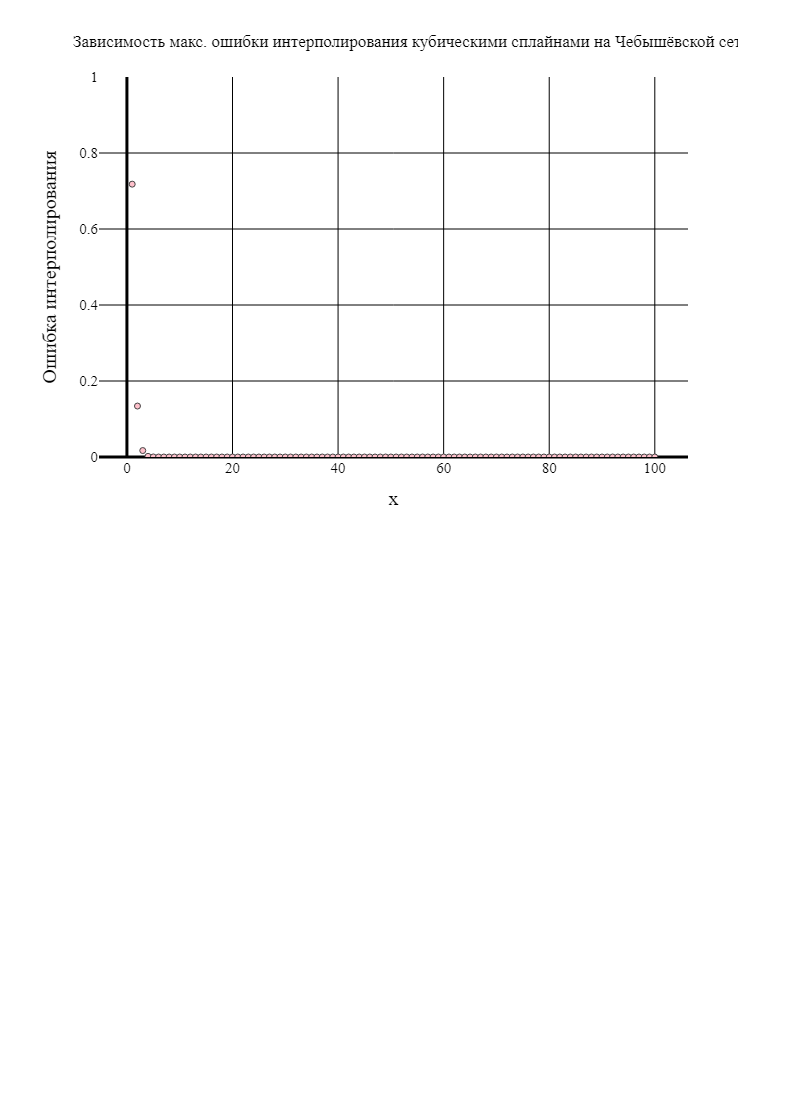
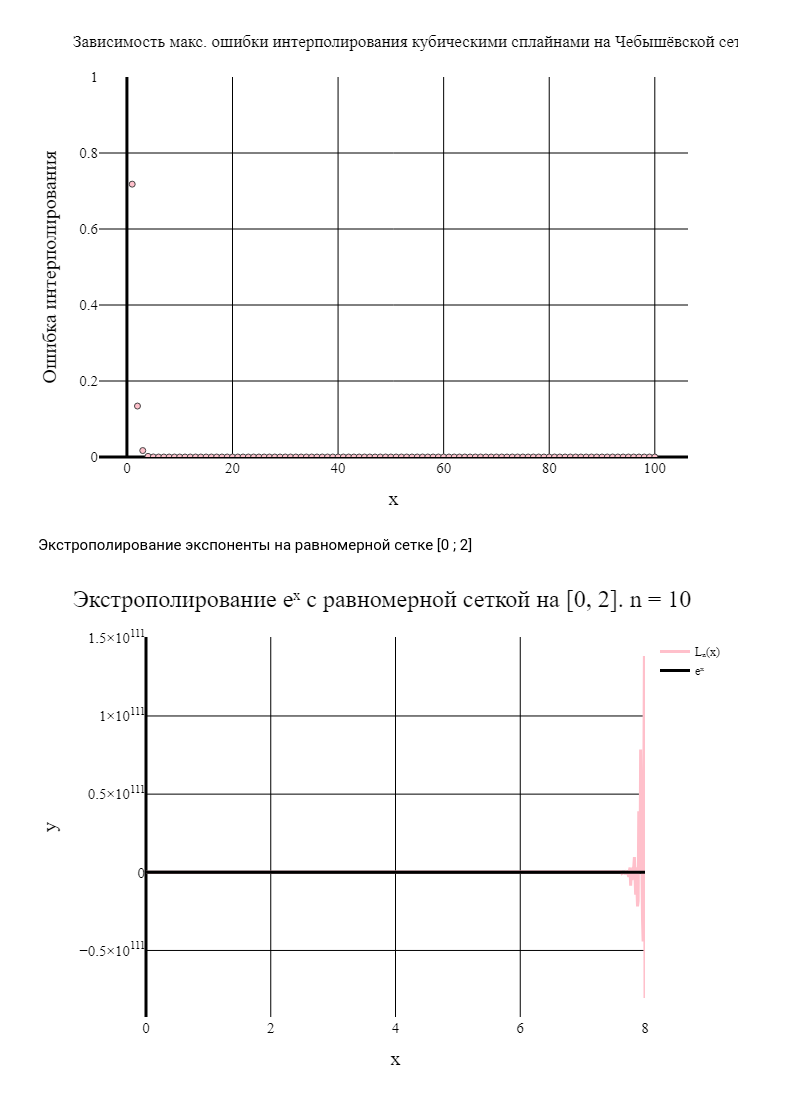
Before and after one commit to KMI020908/Calc_Methods_Lab3, a Jupyter notebook: Plots/resultOfInterpolation6.ipynb, the cells around one changed output. Saved outputs shown, nothing was run; the diff lists cells and outputs as text; code cells hidden in the pictures; blank space fills up the shorter version.

```diff
--- a/Plots/resultOfInterpolation6.ipynb
+++ b/Plots/resultOfInterpolation6.ipynb
@@ -74,3 +74,74 @@ data4[2]
 makeErrorPlot(numOfFunc, methodTypeList[2], gridTypeList[2], titleList, interval, funcColor, [0, 1])
 # %% [output]
 [figure]
+# %% [markdown]
+Экстрополирование экспоненты на равномерной сетке [0 ; 2]
+# %%
+grid = readdlm("D:\\Calc_Methods\\Lab3\\exponentExtropolation.txt")
+intervalX = [grid[i] for i in 1 : size(grid)[1]]
+intervalY = [grid[i] for i in size(grid)[1] + 1 : length(grid)]
+layout = Layout(
+        font_family = "Times New Roman",
+        font_color = "black",
+        title = attr(
+            paper_bgcolor = "red",
+            text = "Экстрополирование eˣ с равномерной сеткой на [0, 2]. n = 10",
+            font_family = "Times New Roman",
+            font_color = "black",
+            font_size = 24,
+            autosize = false
+        ),
+        height = 600,
+        width = 800,
+        paper_bgcolor = "white",
+        plot_bgcolor = "white",
+        coloraxis = attr(
+          outlinecolor = "black"
+        ),
+        xaxis = attr(
+            title = attr(
+                text = "x",
+                font_family = "Times New Roman",
+                font_color = "black",
+                font_size = 20,
+            ),
+            color = "black",
+            gridcolor = "black",
+            gridwidth = 1,
+            zerolinecolor = "black",
+            zerolinewidth = 3,
+            tickfont = attr(
+                size = 15
+            )
+        ),
+        yaxis = attr(
+            title = attr(
+                text = "y",
+                font_family = "Times New Roman",
+                font_color = "black",
+                font_size = 20,
+            ),
+            gridcolor = "black",
+            exponentformat = "power",
+            gridwidth = 1 ,
+            zerolinecolor = "black",
+            zerolinewidth = 3,
+            tickfont = attr(
+                size = 15
+            )
+        )
+    )
+
+    lineAttr = attr(
+        color = funcColor,
+        width = 3
+    )
+
+    pl = plot(
+        [scatter(x = intervalX, y =intervalY, mode = "line", line = lineAttr, name = "Lₙ(x)"),
+        scatter(x = intervalX, y =exp.(intervalX), mode = "line", line = attr(color = "black",
+        width = 3), name = "eˣ")],
+        layout
+    )
+# %% [output]
+[figure, added]
```
Also changed, not shown: parts of 9 cells of this notebook, 2 other files.
